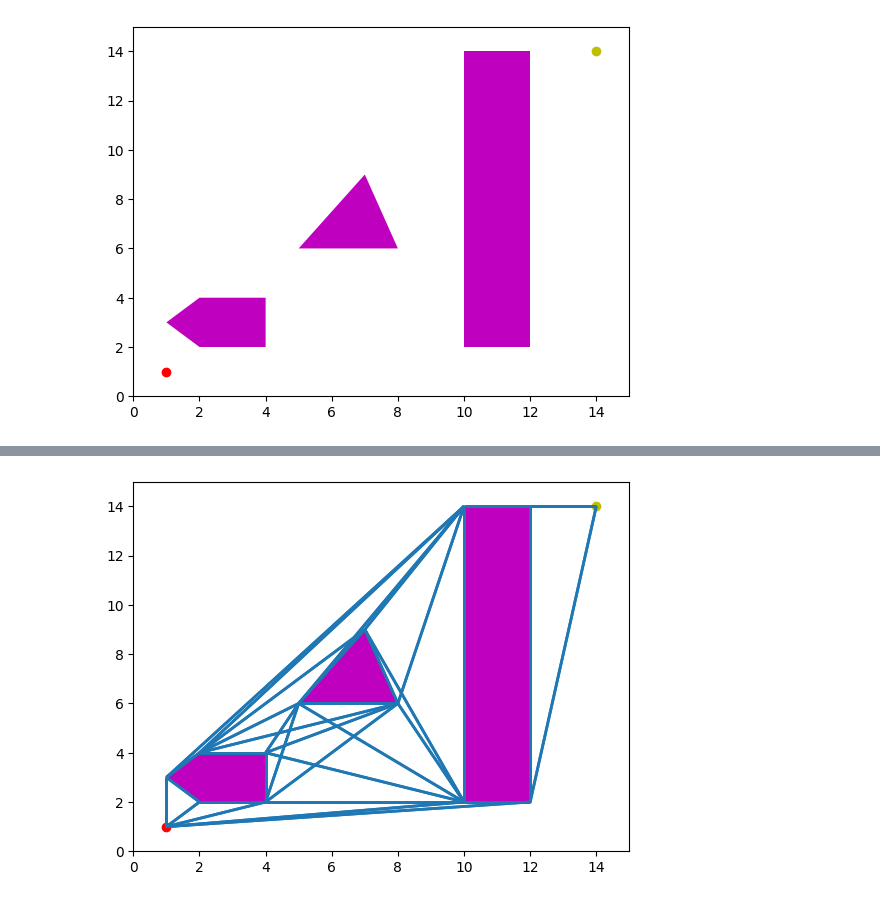
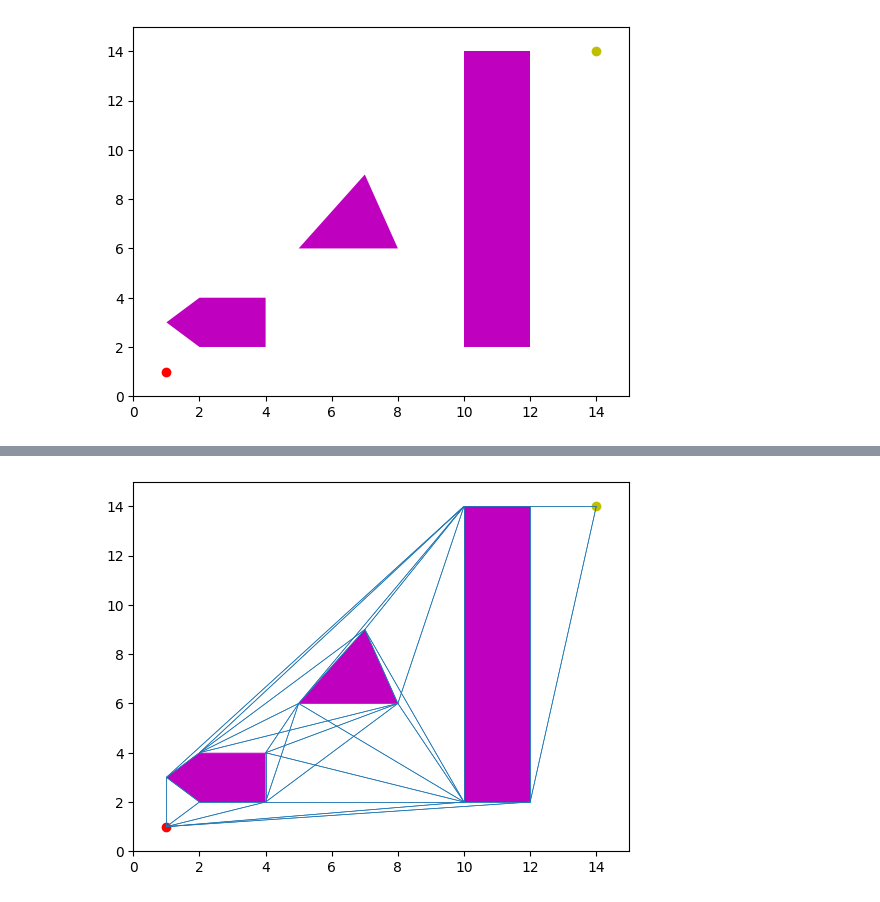
Before and after one commit to hmp-anthony/aima-python, a Jupyter notebook: polygon_obstacle_path_finder.ipynb, the cells around one changed output, grey strips where cells are left out. Saved outputs shown, nothing was run; the diff lists cells and outputs as text; code cells hidden in the pictures.

```diff
--- a/polygon_obstacle_path_finder.ipynb
+++ b/polygon_obstacle_path_finder.ipynb
@@ -10,6 +10,7 @@ polygons = [[(1,1)],
             [(2,2), (4,2), (4,4), (2,4), (1,3)],
             [(5,6), (8,6), (7,9)],
             [(10,2), (12,2), (12,14), (10,14)],
+            []
             [(14,14)]]
 
 start = polygons[0][0]
@@ -73,7 +74,6 @@ def self_intersection(p):
     N = len(p)
     if(N < 4):
         return
-    print(p)
     for i in range(N-2):
         D[(p[i],p[i+2])] = True
         D[(p[i+2],p[i])] = True
@@ -95,7 +95,3 @@ for p in polygons:
                 # u and v are guaranteed to be on different polygons.
                 if(intersection(u,v)):
                     D[(u,v)] = True
-
-
-for i in D:
-    print(i, D[i])
@@ -136,28 +114,28 @@ for i in DD:
 # %%
 from matplotlib import collections  as mc
 
 polygon_plot = []
 
 for p in polygons:
     polygon_plot.append(Polygon(p, facecolor = 'm'))
 
 
 fig,ax = plt.subplots()
 
 # begin
 ax.plot(start[0], start[1],'-ro')
 # end
 ax.plot(end[0], end[1],'-yo')
 
 for p in polygon_plot:
     ax.add_patch(p)
 
-lc = mc.LineCollection(lines, linewidths=2)
+lc = mc.LineCollection(lines, linewidths=0.5)
 ax.add_collection(lc)
 
 ax.set_xlim([0,15])
 ax.set_ylim([0,15])
 
 plt.show()
 # %% [output]
-[figure, old version]
+[figure, new version]
```
Also changed, not shown: parts of 1 cell of this notebook.
